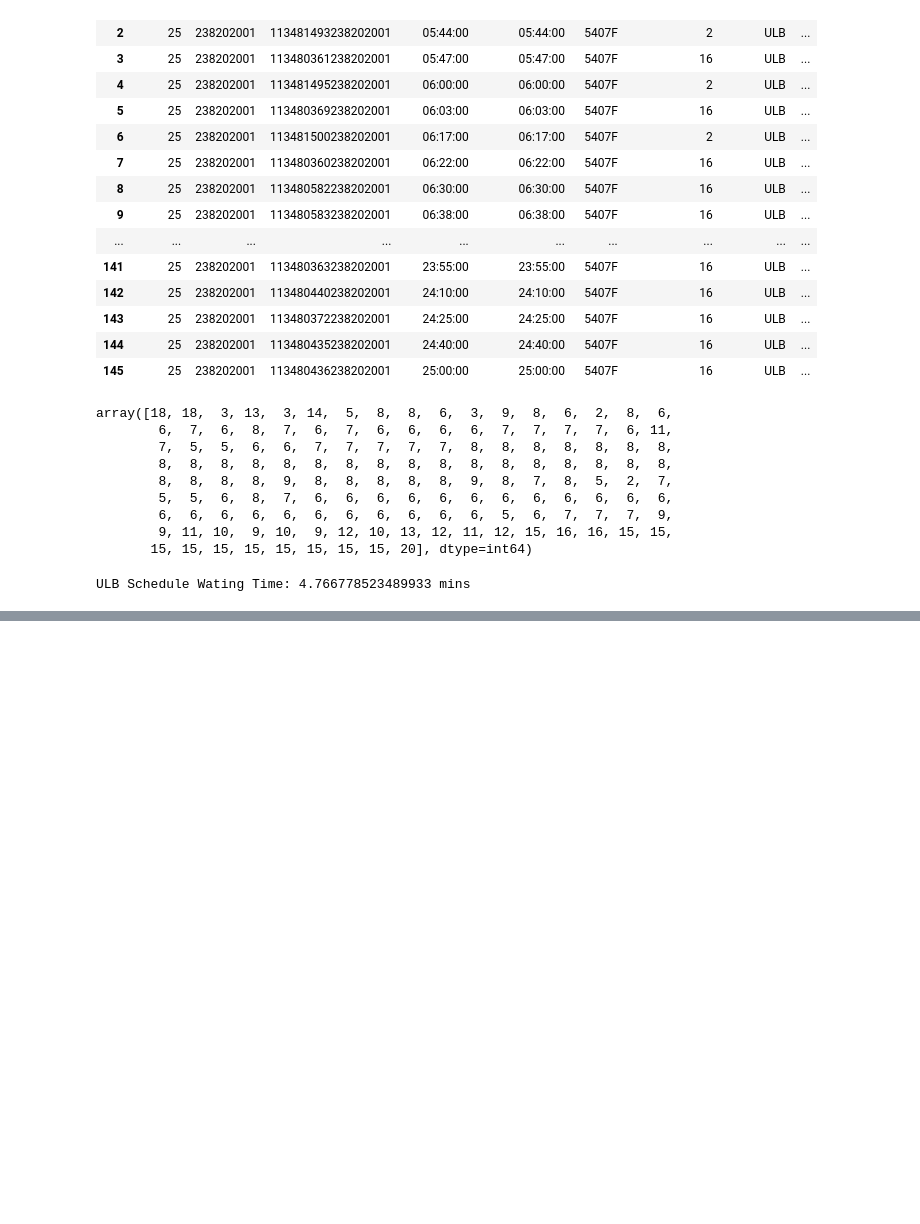
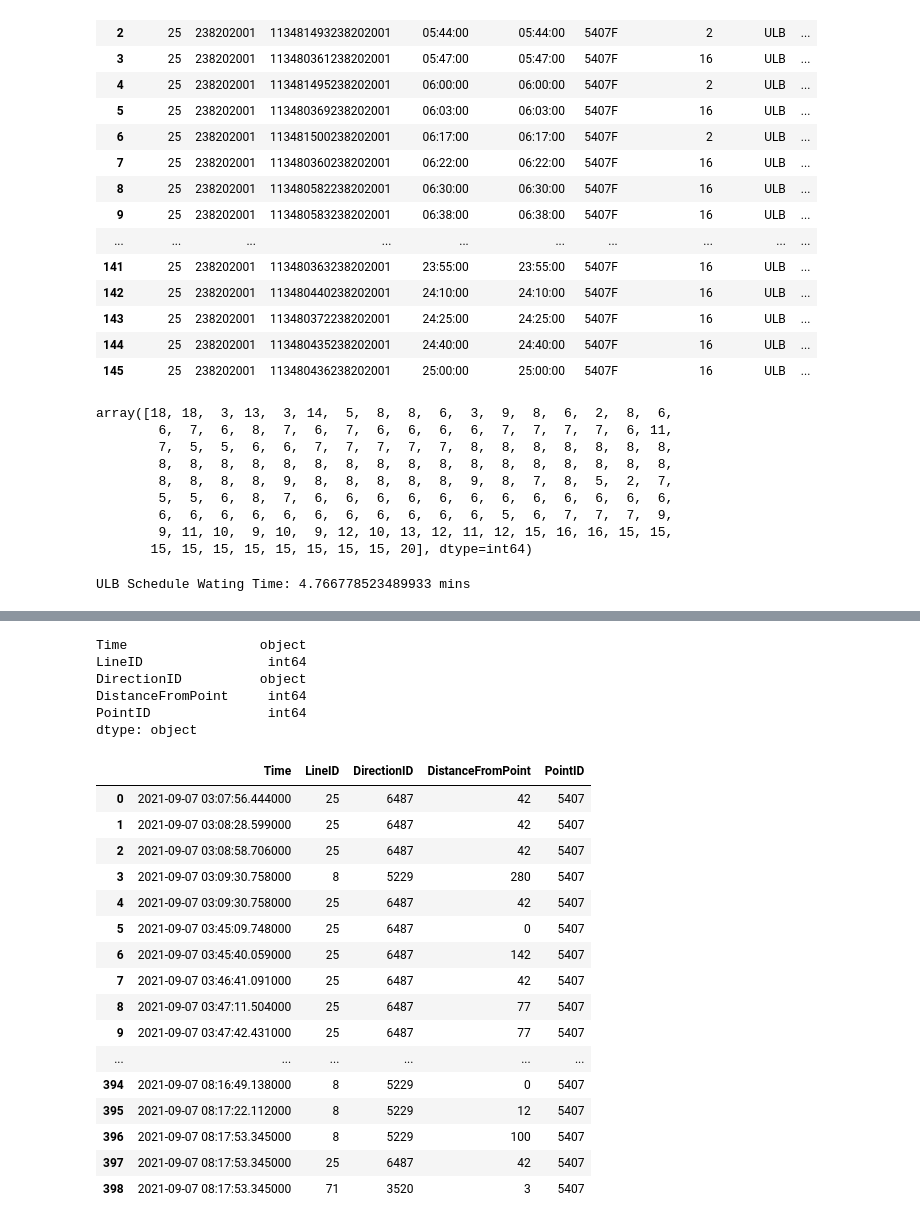
Before and after one commit to xuyou1999/Data_Mining_F22, a Jupyter notebook: src/Regularity.ipynb, the cells around one changed output, grey strips where cells are left out. Cells and saved outputs as stored; diff of their text form; code cells hidden in the pictures; blank space fills up the shorter version.

```diff
--- a/src/Regularity.ipynb
+++ b/src/Regularity.ipynb
@@ -178,0 +182,2 @@ ULB Schedule Wating Time: 4.766778523489933 mins
+# %%
+Vehicle_Position_sub["DirectionID"] = Vehicle_Position_sub["DirectionID"].astype("str")
@@ -178,0 +193,30 @@ ULB Schedule Wating Time: 4.766778523489933 mins
+# %%
+Vehicle_Position_sub.dtypes
+# %% [output]
+Time                 object
+LineID                int64
+DirectionID          object
+DistanceFromPoint     int64
+PointID               int64
+dtype: object
+# %%
+ULB_Vehicle = Vehicle_Position_sub.loc[Vehicle_Position_sub["PointID"]==5407].reset_index(drop=True)
+ULB_Vehicle
+# %% [output]
+|  | Time | LineID | DirectionID | DistanceFromPoint | PointID |
+| 0 | 2021-09-07 03:07:56.444000 | 25 | 6487 | 42 | 5407 |
+| 1 | 2021-09-07 03:08:28.599000 | 25 | 6487 | 42 | 5407 |
+| 2 | 2021-09-07 03:08:58.706000 | 25 | 6487 | 42 | 5407 |
+| 3 | 2021-09-07 03:09:30.758000 | 8 | 5229 | 280 | 5407 |
+| 4 | 2021-09-07 03:09:30.758000 | 25 | 6487 | 42 | 5407 |
+| 5 | 2021-09-07 03:45:09.748000 | 25 | 6487 | 0 | 5407 |
+| 6 | 2021-09-07 03:45:40.059000 | 25 | 6487 | 142 | 5407 |
+| 7 | 2021-09-07 03:46:41.091000 | 25 | 6487 | 42 | 5407 |
+| 8 | 2021-09-07 03:47:11.504000 | 25 | 6487 | 77 | 5407 |
+| 9 | 2021-09-07 03:47:42.431000 | 25 | 6487 | 77 | 5407 |
+| ... | ... | ... | ... | ... | ... |
+| 394 | 2021-09-07 08:16:49.138000 | 8 | 5229 | 0 | 5407 |
+| 395 | 2021-09-07 08:17:22.112000 | 8 | 5229 | 12 | 5407 |
+| 396 | 2021-09-07 08:17:53.345000 | 8 | 5229 | 100 | 5407 |
+| 397 | 2021-09-07 08:17:53.345000 | 25 | 6487 | 42 | 5407 |
+| 398 | 2021-09-07 08:17:53.345000 | 71 | 3520 | 3 | 5407 |
```
Also changed, not shown: parts of 16 cells of this notebook.
